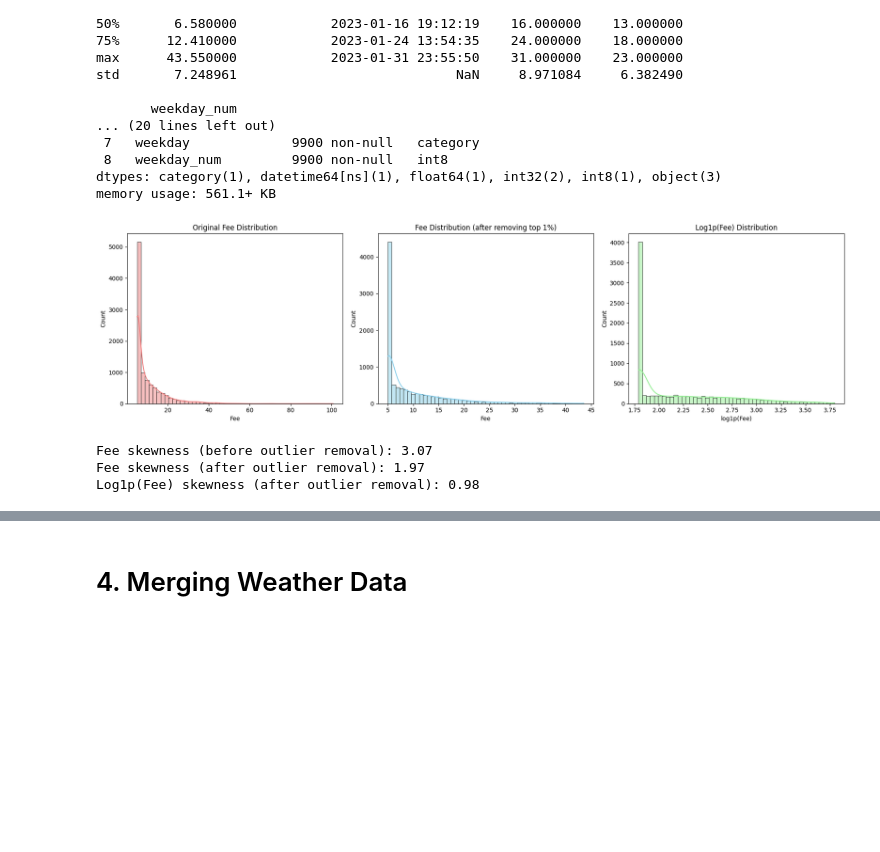
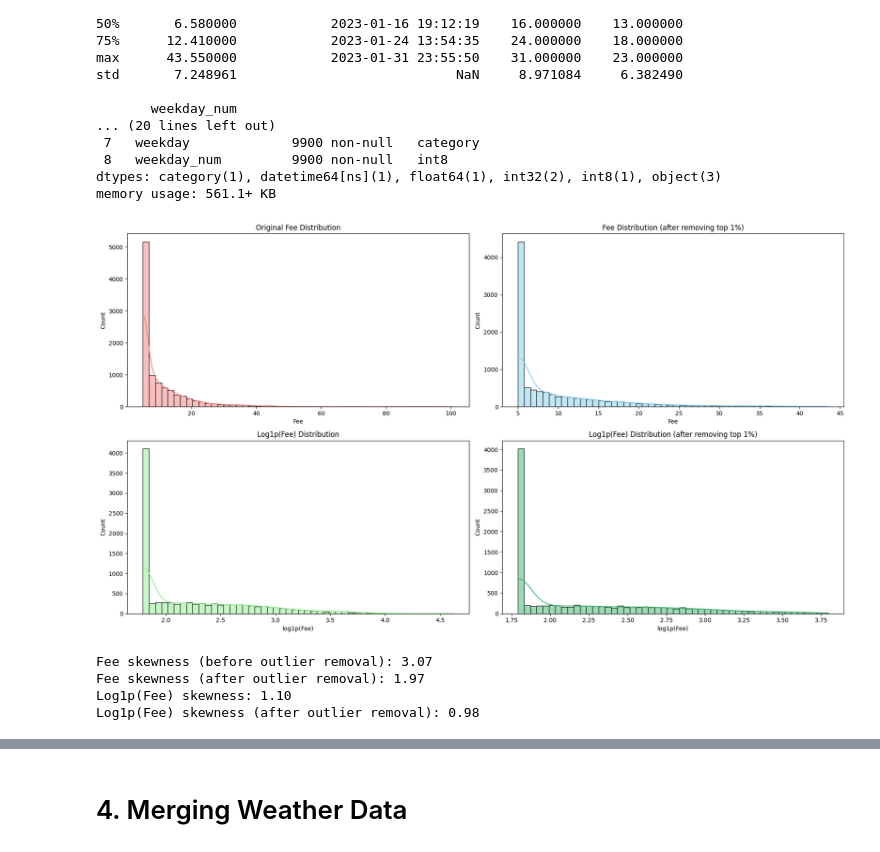
Before and after one commit to nabilalibou/Uber_Fare_Prediction_Explained, a Jupyter notebook: EDA.ipynb, the cells around one changed output, grey strips where cells are left out. Drawn from its saved outputs; the diff is of its cells as text; code cells hidden in the pictures; blank space fills up the shorter version.

```diff
--- a/EDA.ipynb
+++ b/EDA.ipynb
@@ -376,34 +376,44 @@ std       7.248961                            NaN     8.971084     6.382490
 dtypes: category(1), datetime64[ns](1), float64(1), int32(2), int8(1), object(3)
 memory usage: 561.1+ KB
 # %%
-fig, axes = plt.subplots(1, 3, figsize=(18, 5))
+fig, axes = plt.subplots(2, 2, figsize=(18, 10))
 
 # Original fee distribution (before outlier removal)
-sns.histplot(original_uber_data['fee'], bins=50, kde=True, ax=axes[0], color='lightcoral')
-axes[0].set_title('Original Fee Distribution')
-axes[0].set_xlabel('Fee')
-axes[0].set_ylabel('Count')
+sns.histplot(original_uber_data['fee'], bins=50, kde=True, ax=axes[0, 0], color='lightcoral')
+axes[0, 0].set_title('Original Fee Distribution')
+axes[0, 0].set_xlabel('Fee')
+axes[0, 0].set_ylabel('Count')
 
 # Fee distribution after outlier removal
-sns.histplot(uber_data['fee'], bins=50, kde=True, ax=axes[1], color='skyblue')
-axes[1].set_title(f'Fee Distribution (after removing top 1%)')
-axes[1].set_xlabel('Fee')
-axes[1].set_ylabel('Count')
+sns.histplot(uber_data['fee'], bins=50, kde=True, ax=axes[0, 1], color='skyblue')
+axes[0, 1].set_title('Fee Distribution (after removing top 1%)')
+axes[0, 1].set_xlabel('Fee')
+axes[0, 1].set_ylabel('Count')
 
-# Log-transformed fee distribution
-sns.histplot(np.log1p(uber_data['fee']), bins=50, kde=True, ax=axes[2], color='lightgreen')
-axes[2].set_title('Log1p(Fee) Distribution')
-axes[2].set_xlabel('log1p(Fee)')
-axes[2].set_ylabel('Count')
+# Log-transformed fee distribution (before outlier removal)
+sns.histplot(np.log1p(original_uber_data['fee']), bins=50, kde=True, ax=axes[1, 0], color='lightgreen')
+axes[1, 0].set_title('Log1p(Fee) Distribution')
+axes[1, 0].set_xlabel('log1p(Fee)')
+axes[1, 0].set_ylabel('Count')
+
+# Log-transformed fee distribution after outlier removal
+sns.histplot(np.log1p(uber_data['fee']), bins=50, kde=True, ax=axes[1, 1], color='mediumseagreen')
+axes[1, 1].set_title('Log1p(Fee) Distribution (after removing top 1%)')
+axes[1, 1].set_xlabel('log1p(Fee)')
+axes[1, 1].set_ylabel('Count')
 
 plt.tight_layout()
 plt.show()
 
 print(f"Fee skewness (before outlier removal): {original_uber_data['fee'].skew():.2f}")
 print(f"Fee skewness (after outlier removal): {uber_data['fee'].skew():.2f}")
+print(f"Log1p(Fee) skewness: {np.log1p(original_uber_data['fee']).skew():.2f}")
 print(f"Log1p(Fee) skewness (after outlier removal): {np.log1p(uber_data['fee']).skew():.2f}")
+
+uber_data = original_uber_data.copy()
 # %% [output]
-[figure, old version]
+[figure, new version]
 Fee skewness (before outlier removal): 3.07
 Fee skewness (after outlier removal): 1.97
+Log1p(Fee) skewness: 1.10
 Log1p(Fee) skewness (after outlier removal): 0.98
```
Also changed, not shown: parts of 27 cells of this notebook.
